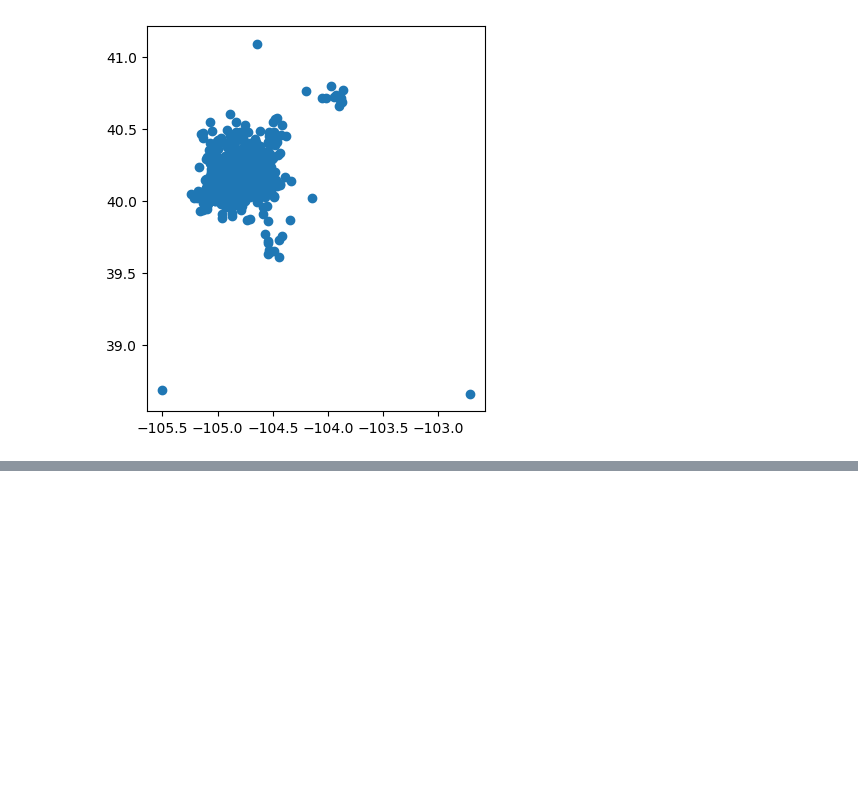
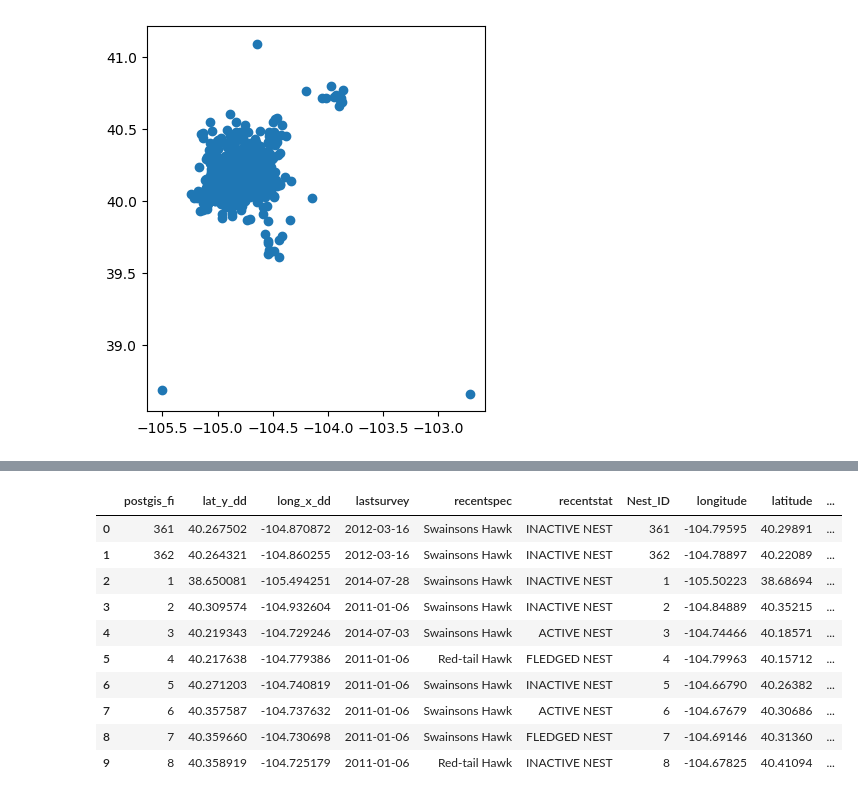
Before and after one commit to Ochwada/GeoAI-2023, a Jupyter notebook: Geospatial_DS_with_Python_GeoPandas/1_notebook.ipynb, the cells around one changed output, grey strips where cells are left out. Cells and saved outputs as stored; diff of their text form; code cells hidden in the pictures; blank space fills up the shorter version.

```diff
--- a/Geospatial_DS_with_Python_GeoPandas/1_notebook.ipynb
+++ b/Geospatial_DS_with_Python_GeoPandas/1_notebook.ipynb
@@ -27,0 +71,15 @@ raptors.plot(figsize=(5,5))
+# %%
+raptors_utm = gpd.read_file("geopandas/data/Raptor_UTM.shp")
+raptors_utm.head(10)
+# %% [output]
+|  | postgis_fi | lat_y_dd | long_x_dd | lastsurvey | recentspec | recentstat | Nest_ID | longitude | latitude | ... |
+| 0 | 361 | 40.267502 | -104.870872 | 2012-03-16 | Swainsons Hawk | INACTIVE NEST | 361 | -104.79595 | 40.29891 | ... |
+| 1 | 362 | 40.264321 | -104.860255 | 2012-03-16 | Swainsons Hawk | INACTIVE NEST | 362 | -104.78897 | 40.22089 | ... |
+| 2 | 1 | 38.650081 | -105.494251 | 2014-07-28 | Swainsons Hawk | INACTIVE NEST | 1 | -105.50223 | 38.68694 | ... |
+| 3 | 2 | 40.309574 | -104.932604 | 2011-01-06 | Swainsons Hawk | INACTIVE NEST | 2 | -104.84889 | 40.35215 | ... |
+| 4 | 3 | 40.219343 | -104.729246 | 2014-07-03 | Swainsons Hawk | ACTIVE NEST | 3 | -104.74466 | 40.18571 | ... |
+| 5 | 4 | 40.217638 | -104.779386 | 2011-01-06 | Red-tail Hawk | FLEDGED NEST | 4 | -104.79963 | 40.15712 | ... |
+| 6 | 5 | 40.271203 | -104.740819 | 2011-01-06 | Swainsons Hawk | INACTIVE NEST | 5 | -104.66790 | 40.26382 | ... |
+| 7 | 6 | 40.357587 | -104.737632 | 2011-01-06 | Swainsons Hawk | ACTIVE NEST | 6 | -104.67679 | 40.30686 | ... |
+| 8 | 7 | 40.359660 | -104.730698 | 2011-01-06 | Swainsons Hawk | FLEDGED NEST | 7 | -104.69146 | 40.31360 | ... |
+| 9 | 8 | 40.358919 | -104.725179 | 2011-01-06 | Red-tail Hawk | INACTIVE NEST | 8 | -104.67825 | 40.41094 | ... |
```
Also changed, not shown: parts of 5 cells of this notebook.
